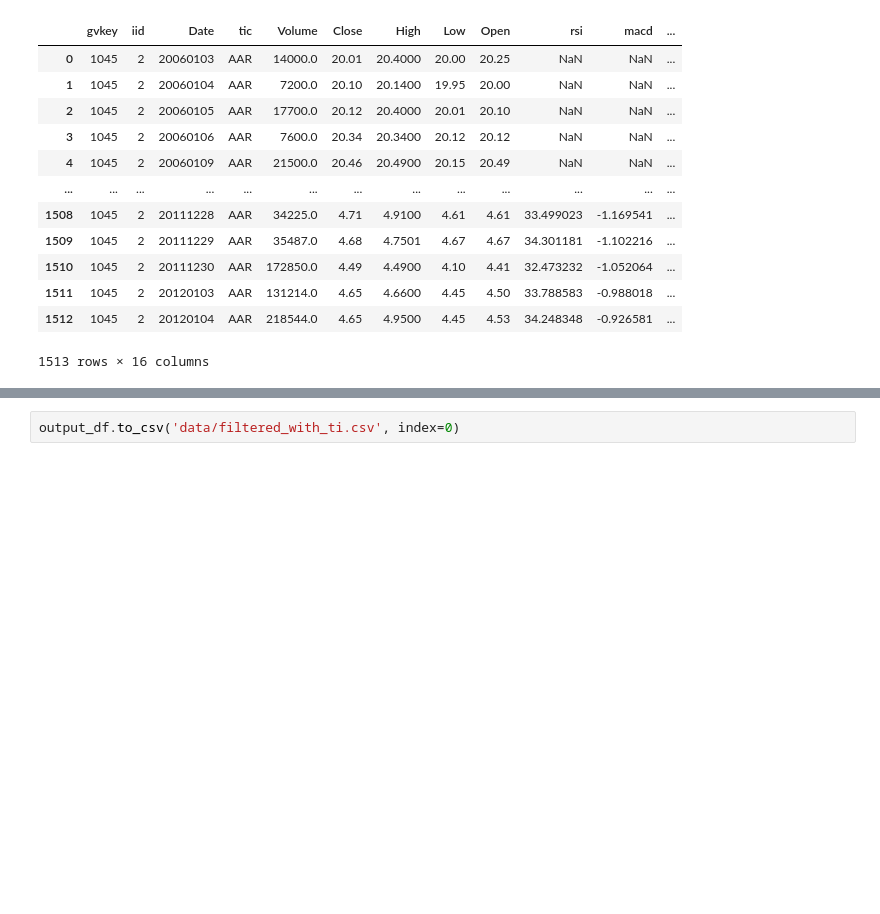
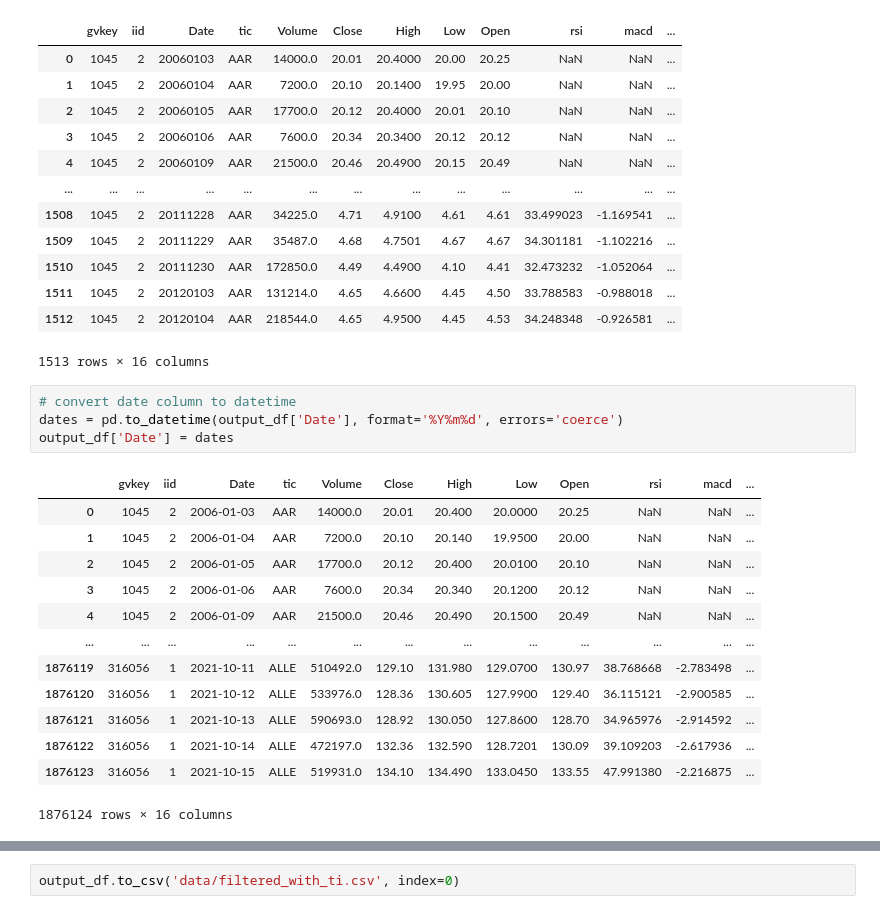
Before and after one commit to clarah2/stock-trading, a Jupyter notebook: data visualization.ipynb, the cells around one changed output, grey strips where cells are left out. Cells and saved outputs as stored; diff of their text form; blank space fills up the shorter version.

```diff
--- a/data visualization.ipynb
+++ b/data visualization.ipynb
@@ -127,3 +127,21 @@ See the caveats in the documentation: https://pandas.pydata.org/pandas-docs/stab
 | 1511 | 1045 | 2 | 20120103 | AAR | 131214.0 | 4.65 | 4.6600 | 4.45 | 4.50 | 33.788583 | -0.988018 | ... |
 | 1512 | 1045 | 2 | 20120104 | AAR | 218544.0 | 4.65 | 4.9500 | 4.45 | 4.53 | 34.248348 | -0.926581 | ... |
 1513 rows × 16 columns
+# %%
+# convert date column to datetime
+dates = pd.to_datetime(output_df['Date'], format='%Y%m%d', errors='coerce')
+output_df['Date'] = dates
+# %% [output]
+|  | gvkey | iid | Date | tic | Volume | Close | High | Low | Open | rsi | macd | ... |
+| 0 | 1045 | 2 | 2006-01-03 | AAR | 14000.0 | 20.01 | 20.400 | 20.0000 | 20.25 | NaN | NaN | ... |
+| 1 | 1045 | 2 | 2006-01-04 | AAR | 7200.0 | 20.10 | 20.140 | 19.9500 | 20.00 | NaN | NaN | ... |
+| 2 | 1045 | 2 | 2006-01-05 | AAR | 17700.0 | 20.12 | 20.400 | 20.0100 | 20.10 | NaN | NaN | ... |
+| 3 | 1045 | 2 | 2006-01-06 | AAR | 7600.0 | 20.34 | 20.340 | 20.1200 | 20.12 | NaN | NaN | ... |
+| 4 | 1045 | 2 | 2006-01-09 | AAR | 21500.0 | 20.46 | 20.490 | 20.1500 | 20.49 | NaN | NaN | ... |
+| ... | ... | ... | ... | ... | ... | ... | ... | ... | ... | ... | ... | ... |
+| 1876119 | 316056 | 1 | 2021-10-11 | ALLE | 510492.0 | 129.10 | 131.980 | 129.0700 | 130.97 | 38.768668 | -2.783498 | ... |
+| 1876120 | 316056 | 1 | 2021-10-12 | ALLE | 533976.0 | 128.36 | 130.605 | 127.9900 | 129.40 | 36.115121 | -2.900585 | ... |
+| 1876121 | 316056 | 1 | 2021-10-13 | ALLE | 590693.0 | 128.92 | 130.050 | 127.8600 | 128.70 | 34.965976 | -2.914592 | ... |
+| 1876122 | 316056 | 1 | 2021-10-14 | ALLE | 472197.0 | 132.36 | 132.590 | 128.7201 | 130.09 | 39.109203 | -2.617936 | ... |
+| 1876123 | 316056 | 1 | 2021-10-15 | ALLE | 519931.0 | 134.10 | 134.490 | 133.0450 | 133.55 | 47.991380 | -2.216875 | ... |
+1876124 rows × 16 columns
```
Also changed, not shown: parts of 1 cell of this notebook, 2 other files.
